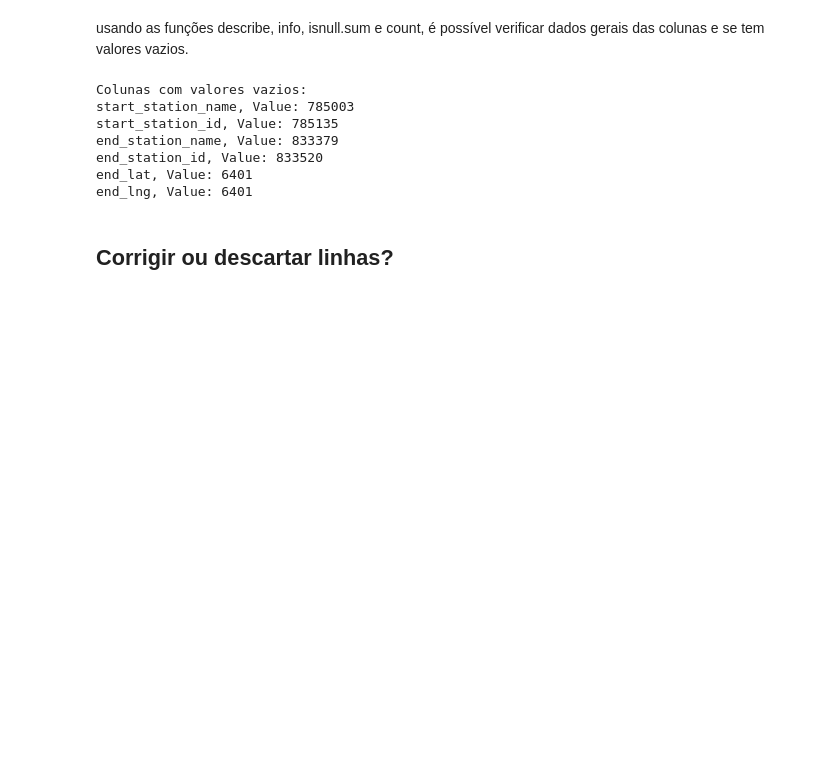
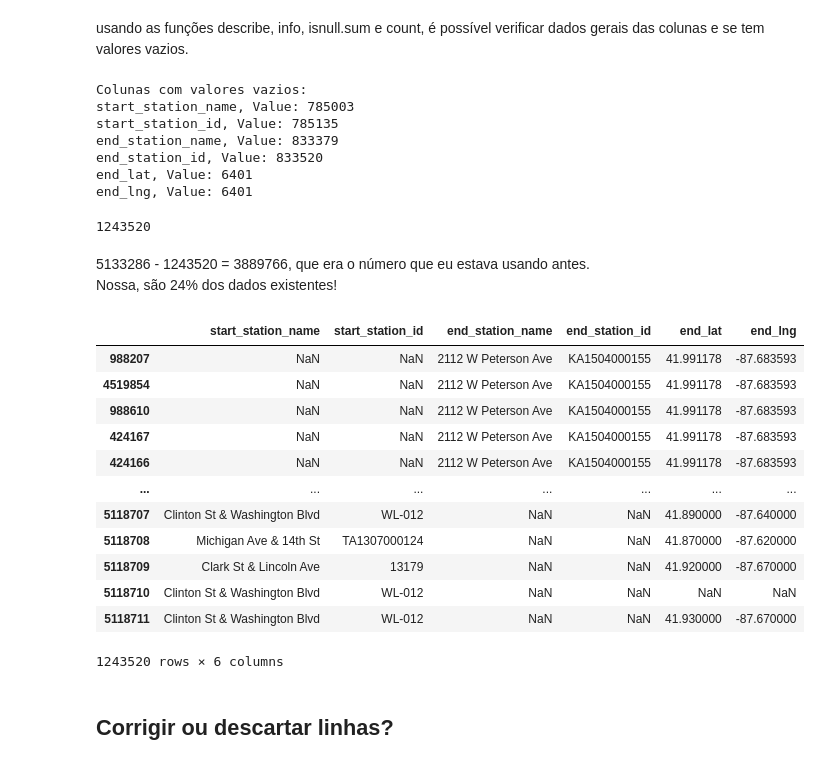
Before and after one commit to bbrunossf/curso_google, a Jupyter notebook: bicicletas.ipynb, the cells around one changed output. Saved outputs shown, nothing was run; the diff lists cells and outputs as text; code cells hidden in the pictures; blank space fills up the shorter version.

```diff
--- a/bicicletas.ipynb
+++ b/bicicletas.ipynb
@@ -132,5 +137,6 @@ end_lat                      float64
 end_lng                      float64
 member_casual                 object
 dtype: object
-# %%
-combined_df2 = combined_df
+# %%
+#cópia do df, pra comparar depois
+combined_df = combined_df2.copy(deep=True)
@@ -145,7 +155,7 @@ combined_df2 = combined_df
 # %%
 #Calcular a duração da viagem
 #Para evitar decimais, fiz a conta em segundos. Os segundos são calculados com a função .dt.total_seconds
-combined_df["travel_duration"] = (combined_df["ended_at"] - combined_df["started_at"]).dt.total_seconds()
+combined_df2["travel_duration"] = (combined_df2["ended_at"] - combined_df2["started_at"]).dt.total_seconds()
 # %% [markdown]
 Como a função dt.day_name retorna os nomes dos dias em inglês, tive que fazer um dicionário convertendo os nomes para português.
 Após, usei a função map junto com a dt.day_name para criar uma coluna 'dia_semana' no dataframe
@@ -161,7 +171,7 @@ day_name_translation = {
     'Sunday': 'Domingo'
 }
 #aplicar a tradução
-combined_df["dia_semana"] = combined_df["started_at"].dt.day_name().map(day_name_translation)
+combined_df2["dia_semana"] = combined_df2["started_at"].dt.day_name().map(day_name_translation)
 # %% [markdown]
 ## Limpeza dos dados
 # %% [markdown]
@@ -202,6 +212,42 @@ end_lng, Value: 6401
 #         print(f'{key}, Value: {value}')
 # else:
 #     print('Não há valores vazios nas colunas.')
+# %%
+#analisando o total de linhas com pelo menos 1 registro vazio
+combined_df.isna().any(axis=1).sum()
+# %% [output]
+1243520
+# %% [markdown]
+5133286 - 1243520 = 3889766, que era o número que eu estava usando antes.
+Nossa, são 24% dos dados existentes!
+# %%
+#vamos ver
+
+# Crie uma condição booleana para identificar linhas com pelo menos um valor vazio
+condicao_linhas_com_valores_vazios = combined_df.isna().any(axis=1)
+
+# Crie uma condição booleana para identificar colunas com pelo menos um valor vazio
+condicao_colunas_com_valores_vazios = combined_df.isna().any()
+
+# Selecione apenas as linhas e colunas com valores vazios
+linhas_colunas_valores_vazios = combined_df.loc[condicao_linhas_com_valores_vazios, condicao_colunas_com_valores_vazios]
+
+# Exiba o novo DataFrame
+linhas_colunas_valores_vazios.sort_values(by='end_station_name')
+# %% [output]
+|  | start_station_name | start_station_id | end_station_name | end_station_id | end_lat | end_lng |
+| 988207 | NaN | NaN | 2112 W Peterson Ave | KA1504000155 | 41.991178 | -87.683593 |
+| 4519854 | NaN | NaN | 2112 W Peterson Ave | KA1504000155 | 41.991178 | -87.683593 |
+| 988610 | NaN | NaN | 2112 W Peterson Ave | KA1504000155 | 41.991178 | -87.683593 |
+| 424167 | NaN | NaN | 2112 W Peterson Ave | KA1504000155 | 41.991178 | -87.683593 |
+| 424166 | NaN | NaN | 2112 W Peterson Ave | KA1504000155 | 41.991178 | -87.683593 |
+| ... | ... | ... | ... | ... | ... | ... |
+| 5118707 | Clinton St & Washington Blvd | WL-012 | NaN | NaN | 41.890000 | -87.640000 |
+| 5118708 | Michigan Ave & 14th St | TA1307000124 | NaN | NaN | 41.870000 | -87.620000 |
+| 5118709 | Clark St & Lincoln Ave | 13179 | NaN | NaN | 41.920000 | -87.670000 |
+| 5118710 | Clinton St & Washington Blvd | WL-012 | NaN | NaN | NaN | NaN |
+| 5118711 | Clinton St & Washington Blvd | WL-012 | NaN | NaN | 41.930000 | -87.670000 |
+1243520 rows × 6 columns
 # %% [markdown]
 ## Corrigir ou descartar linhas?
 # %% [markdown]
```
Also changed, not shown: parts of 28 cells of this notebook.
